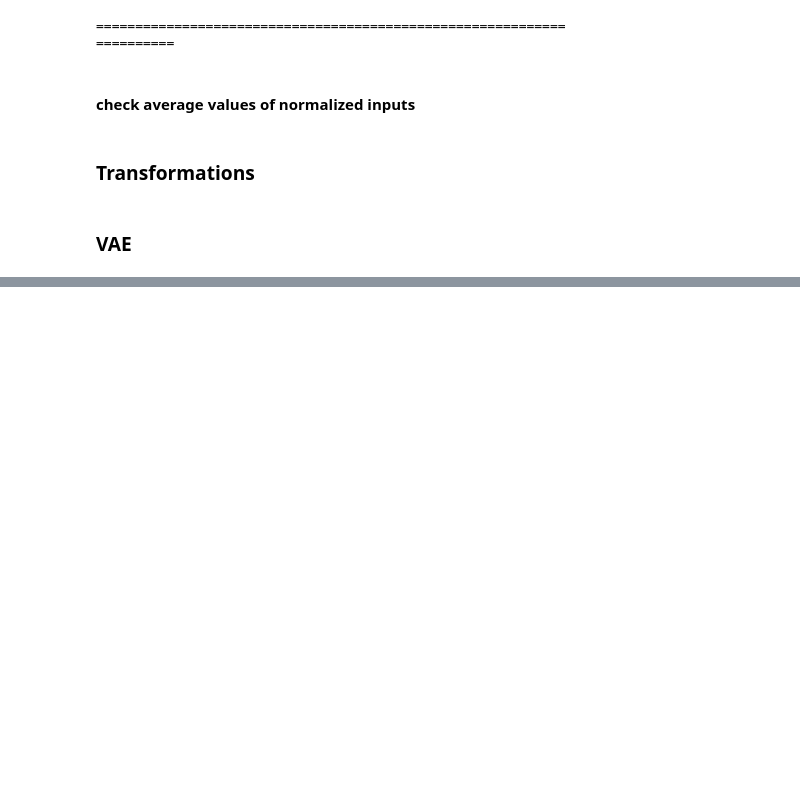
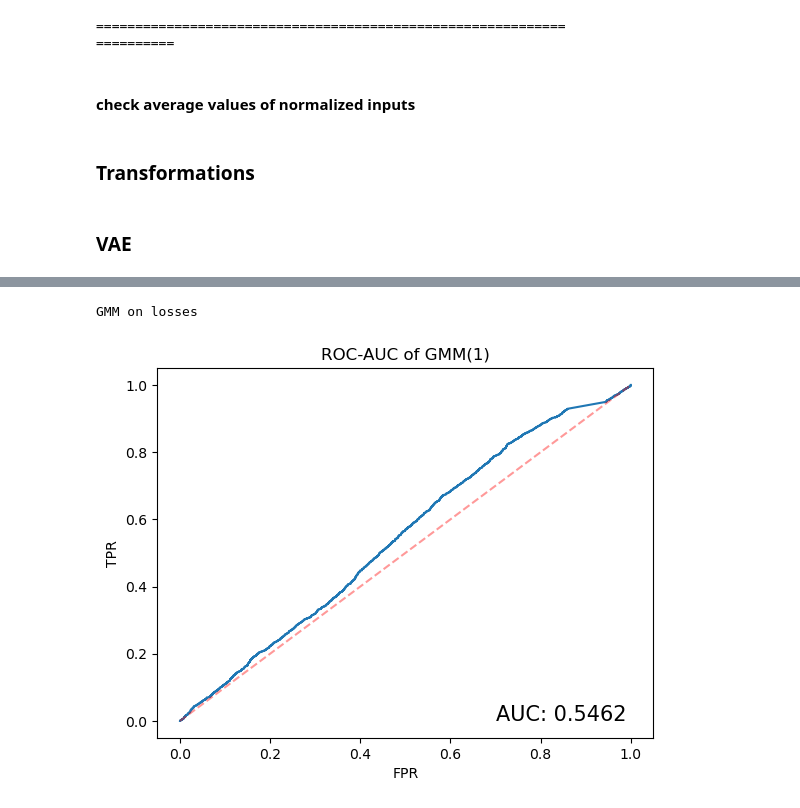
Before and after one commit to izorin/ntl, a Jupyter notebook: ntl/notebooks/ae_od.ipynb, the cells around one changed output, grey strips where cells are left out. Drawn from its saved outputs; the diff is of its cells as text; code cells hidden in the pictures; blank space fills up the shorter version.

```diff
--- a/ntl/notebooks/ae_od.ipynb
+++ b/ntl/notebooks/ae_od.ipynb
@@ -466,0 +545,27 @@ class VAELoss(nn.Module):
+# %%
+def plot_res(labels, scores, n_components=''):
+    fpr, tpr, thresholds = roc_curve(labels, scores)
+    auc = roc_auc_score(labels, scores)
+
+    t = np.linspace(0, 1, fpr.shape[0])
+    plt.figure()
+    plt.plot(fpr, tpr)
+    plt.plot(t, t, 'r--', alpha=0.4)
+    plt.xlabel('FPR')
+    plt.ylabel('TPR')
+    plt.title(f'ROC-AUC of GMM({n_components})')
+    plt.text(x=0.7, y=0, s=f'AUC: {np.round(auc, 4)}', fontdict={'size': 15})
+    plt.show()
+
+
+def fit_and_test_gmm(train, test, labels, **gmm_kwargs):
+    gmm = GaussianMixture(**gmm_kwargs)
+    gmm.fit(train)
+    test_scores = gmm.score_samples(test)
+    plot_res(labels, test_scores, n_components=gmm_kwargs['n_components'])
+# %%
+print('GMM on losses')
+fit_and_test_gmm(train_losses.reshape(-1, 1), test_losses.reshape(-1, 1), test_labels, n_components=1)
+# %% [output]
+GMM on losses
+[figure, added]
```
Also changed, not shown: parts of 18 cells of this notebook.
